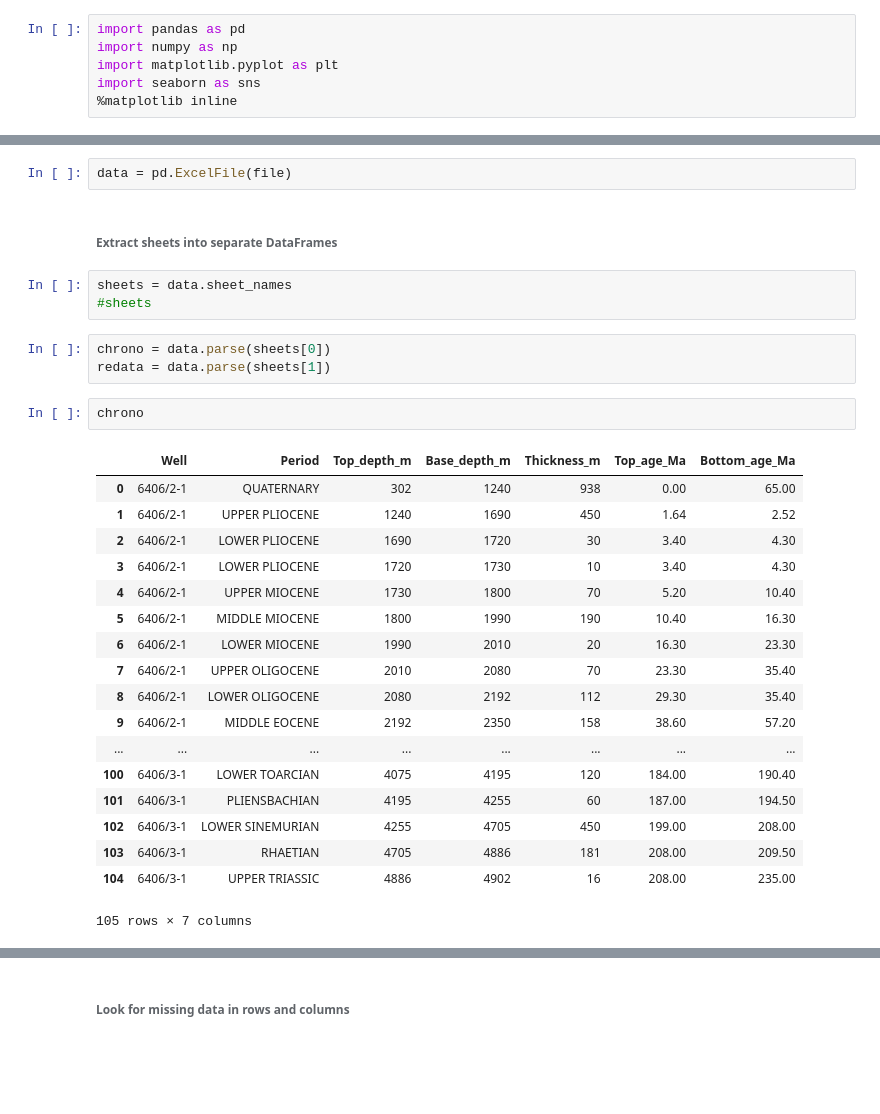
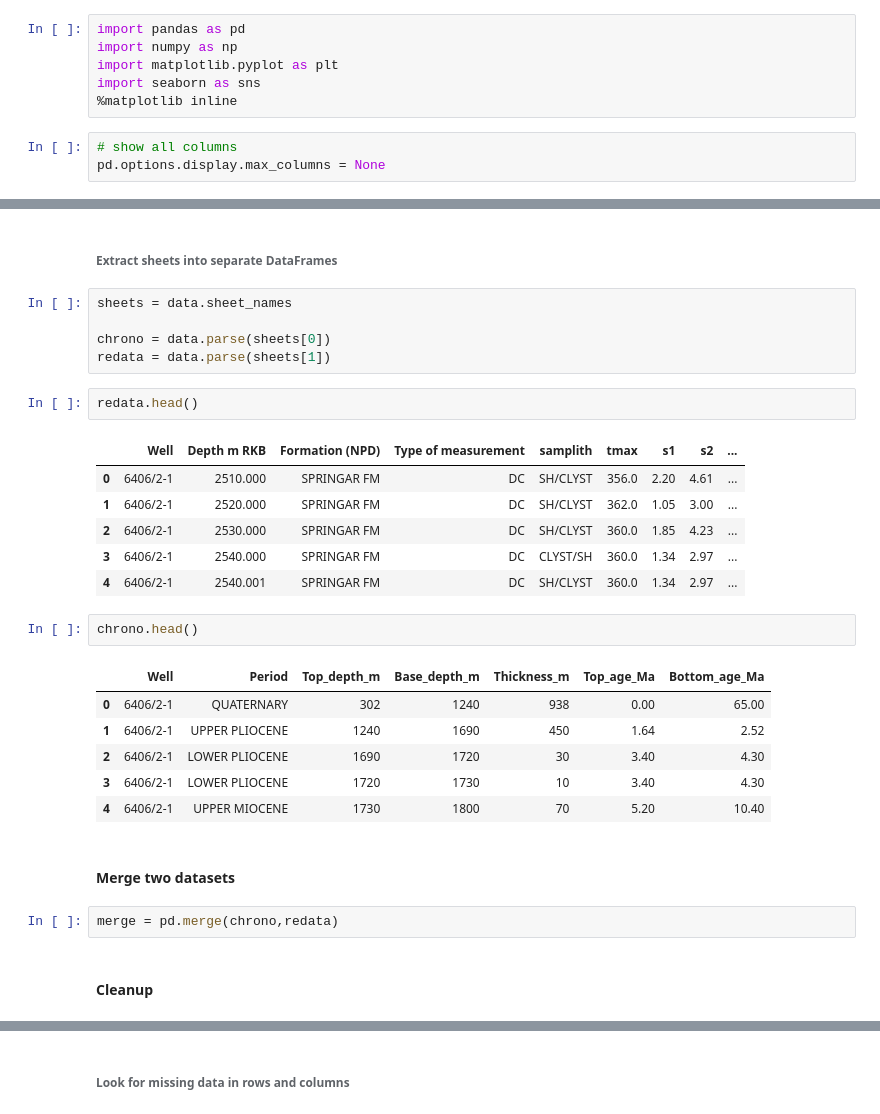
Before and after one commit to ABDunbar/Chronostrat-RE-data-merge, a Jupyter notebook: Excel_import.ipynb, the cells around one changed output, grey strips where cells are left out. Cells and saved outputs as stored; diff of their text form; blank space fills up the shorter version.

```diff
--- a/Excel_import.ipynb
+++ b/Excel_import.ipynb
@@ -10,5 +10,8 @@ import numpy as np
 import matplotlib.pyplot as plt
 import seaborn as sns
 %matplotlib inline
+# %%
+# show all columns
+pd.options.display.max_columns = None
 # %%
 file = 'BB_20190227_RE_data_chronostrat_combine_test.xlsx'
@@ -15,31 +20,31 @@ file = 'BB_20190227_RE_data_chronostrat_combine_test.xlsx'
-# %%
-data = pd.ExcelFile(file)
 # %% [markdown]
 ###### Extract sheets into separate DataFrames
 # %%
 sheets = data.sheet_names
-#sheets
+
+chrono = data.parse(sheets[0])
+redata = data.parse(sheets[1])
-# %%
-chrono = data.parse(sheets[0])
-redata = data.parse(sheets[1])
+# %%
+redata.head()
+# %% [output]
+|  | Well | Depth m RKB | Formation (NPD) | Type of measurement | samplith | tmax | s1 | s2 | ... |
+| 0 | 6406/2-1 | 2510.000 | SPRINGAR FM | DC | SH/CLYST | 356.0 | 2.20 | 4.61 | ... |
+| 1 | 6406/2-1 | 2520.000 | SPRINGAR FM | DC | SH/CLYST | 362.0 | 1.05 | 3.00 | ... |
+| 2 | 6406/2-1 | 2530.000 | SPRINGAR FM | DC | SH/CLYST | 360.0 | 1.85 | 4.23 | ... |
+| 3 | 6406/2-1 | 2540.000 | SPRINGAR FM | DC | CLYST/SH | 360.0 | 1.34 | 2.97 | ... |
+| 4 | 6406/2-1 | 2540.001 | SPRINGAR FM | DC | SH/CLYST | 360.0 | 1.34 | 2.97 | ... |
 # %%
-chrono
+chrono.head()
 # %% [output]
 |  | Well | Period | Top_depth_m | Base_depth_m | Thickness_m | Top_age_Ma | Bottom_age_Ma |
 | 0 | 6406/2-1 | QUATERNARY | 302 | 1240 | 938 | 0.00 | 65.00 |
 | 1 | 6406/2-1 | UPPER PLIOCENE | 1240 | 1690 | 450 | 1.64 | 2.52 |
 | 2 | 6406/2-1 | LOWER PLIOCENE | 1690 | 1720 | 30 | 3.40 | 4.30 |
 | 3 | 6406/2-1 | LOWER PLIOCENE | 1720 | 1730 | 10 | 3.40 | 4.30 |
 | 4 | 6406/2-1 | UPPER MIOCENE | 1730 | 1800 | 70 | 5.20 | 10.40 |
-| 5 | 6406/2-1 | MIDDLE MIOCENE | 1800 | 1990 | 190 | 10.40 | 16.30 |
-| 6 | 6406/2-1 | LOWER MIOCENE | 1990 | 2010 | 20 | 16.30 | 23.30 |
-| 7 | 6406/2-1 | UPPER OLIGOCENE | 2010 | 2080 | 70 | 23.30 | 35.40 |
-| 8 | 6406/2-1 | LOWER OLIGOCENE | 2080 | 2192 | 112 | 29.30 | 35.40 |
-| 9 | 6406/2-1 | MIDDLE EOCENE | 2192 | 2350 | 158 | 38.60 | 57.20 |
-| ... | ... | ... | ... | ... | ... | ... | ... |
-| 100 | 6406/3-1 | LOWER TOARCIAN | 4075 | 4195 | 120 | 184.00 | 190.40 |
-| 101 | 6406/3-1 | PLIENSBACHIAN | 4195 | 4255 | 60 | 187.00 | 194.50 |
-| 102 | 6406/3-1 | LOWER SINEMURIAN | 4255 | 4705 | 450 | 199.00 | 208.00 |
-| 103 | 6406/3-1 | RHAETIAN | 4705 | 4886 | 181 | 208.00 | 209.50 |
-| 104 | 6406/3-1 | UPPER TRIASSIC | 4886 | 4902 | 16 | 208.00 | 235.00 |
-105 rows × 7 columns
+# %% [markdown]
+#### Merge two datasets
+# %%
+merge = pd.merge(chrono,redata)
+# %% [markdown]
+#### Cleanup
```
Also changed, not shown: parts of 34 cells of this notebook.
